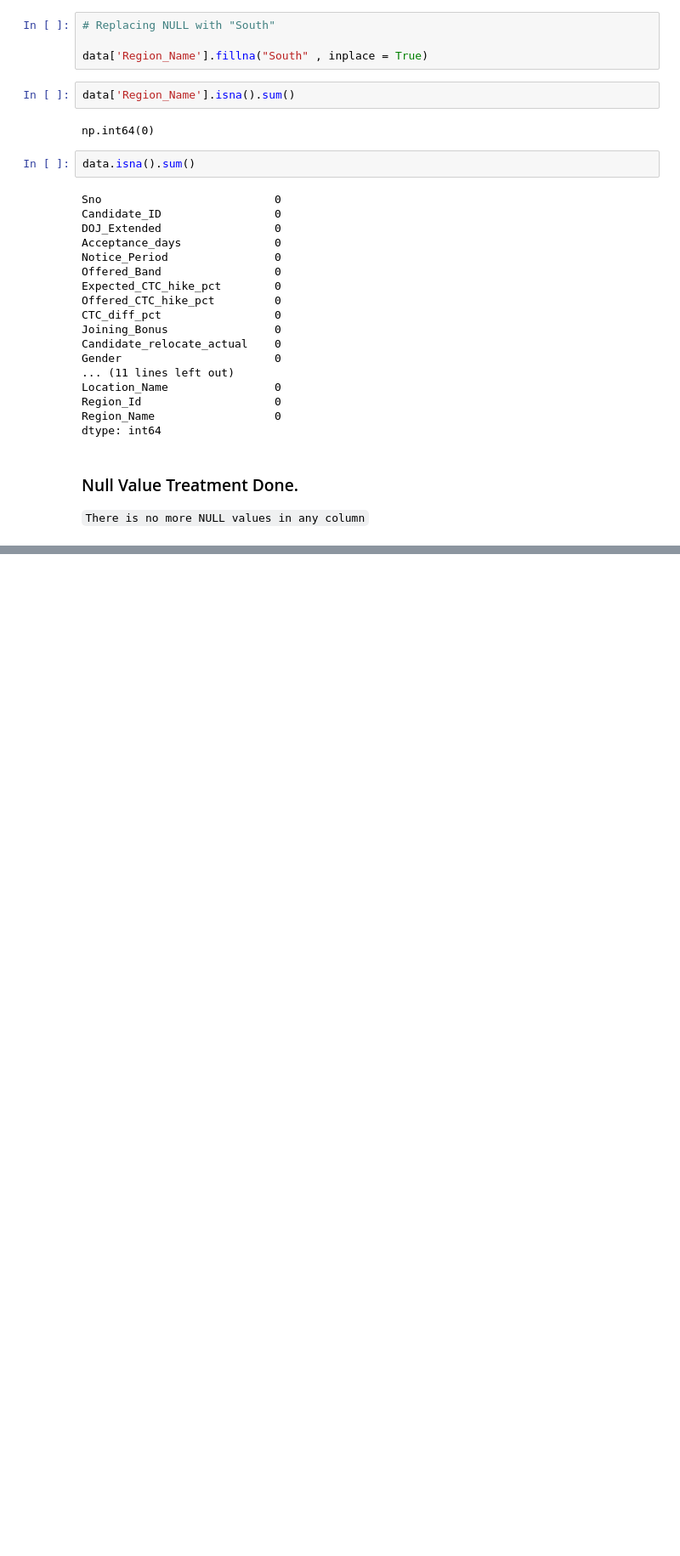
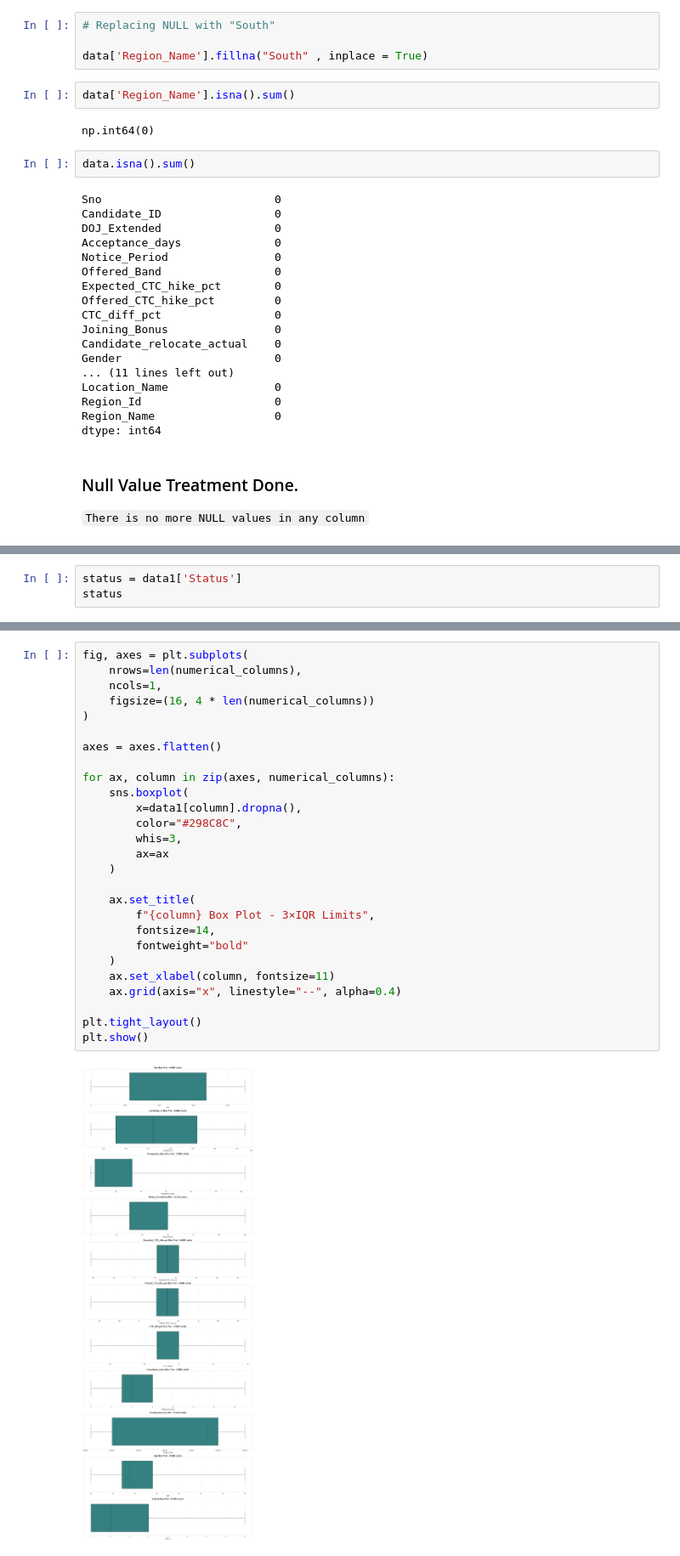
Before and after one commit to srineogideloitte/Group_A5_Capstone_Project, a Jupyter notebook: Data_Cleaning.ipynb, the cells around one changed output, grey strips where cells are left out. Shown at 85% size. Saved outputs shown, nothing was run; the diff lists cells and outputs as text; blank space fills up the shorter version.

```diff
--- a/Data_Cleaning.ipynb
+++ b/Data_Cleaning.ipynb
@@ -1167,0 +1351,3 @@ dtype: int64
+# %%
+status = data1['Status']
+status
@@ -1167,0 +1820,29 @@ dtype: int64
+# %%
+fig, axes = plt.subplots(
+    nrows=len(numerical_columns),
+    ncols=1,
+    figsize=(16, 4 * len(numerical_columns))
+)
+
+axes = axes.flatten()
+
+for ax, column in zip(axes, numerical_columns):
+    sns.boxplot(
+        x=data1[column].dropna(),
+        color="#298C8C",
+        whis=3,
+        ax=ax
+    )
+
+    ax.set_title(
+        f"{column} Box Plot - 3×IQR Limits",
+        fontsize=14,
+        fontweight="bold"
+    )
+    ax.set_xlabel(column, fontsize=11)
+    ax.grid(axis="x", linestyle="--", alpha=0.4)
+
+plt.tight_layout()
+plt.show()
+# %% [output]
+[figure, added]
```
Also changed, not shown: parts of 81 cells of this notebook.
